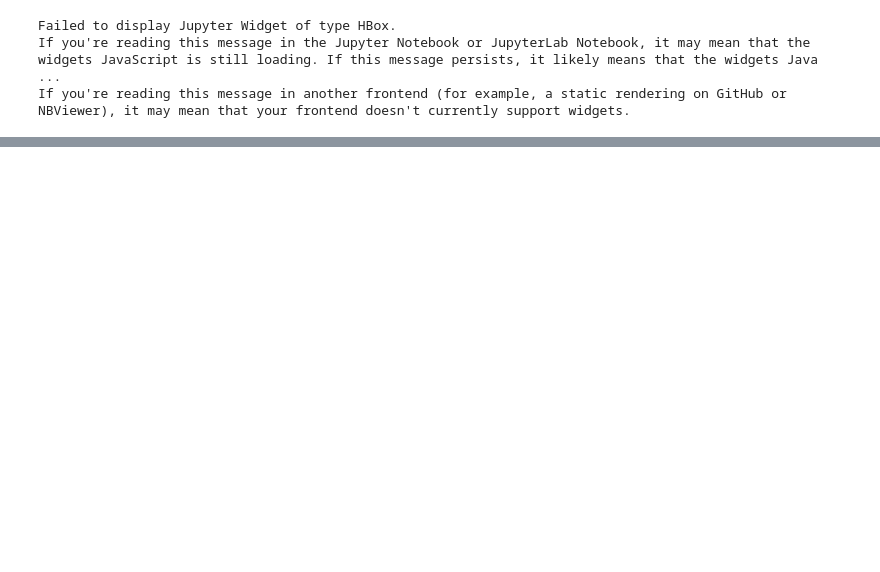
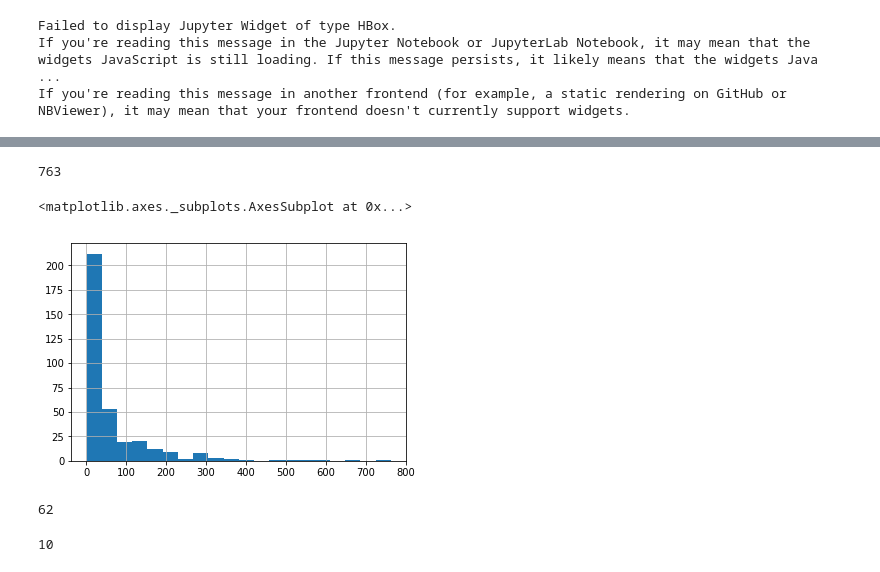
Before and after one commit to xiaoyu7016/my_kaggle, a Jupyter notebook: course/script/2018.10.17 - Explore text features.ipynb, the cells around one changed output, grey strips where cells are left out. Saved outputs shown, nothing was run; the diff lists cells and outputs as text; code cells hidden in the pictures; blank space fills up the shorter version.

```diff
--- a/course/script/2018.10.17 - Explore text features.ipynb
+++ b/course/script/2018.10.17 - Explore text features.ipynb
@@ -309,0 +302,5 @@ array([0.63716936, 0.00740471, 0.00740471])
+# %%
+top_n_res_df = pd.concat(top_n_res_list)
+top_n_res_df.columns = ['cat1','cat2','cat3','cat1_prob','cat2_prob','cat3_prob']
+print(top_n_res_df.shape)
+top_n_res_df[:30]
@@ -309,0 +326,8 @@ array([0.63716936, 0.00740471, 0.00740471])
+# %%
+items2 = pd.merge(items1,top_n_res_df,left_index=True, right_index=True, how='left')
+
+# Fill NAs with 0 for other products other than cinema, music, and games;
+# This would assign a default 'dominant' category for all other products;
+items2.fillna(0,inplace=True)
+items2.loc[items2.cat1_prob==0,'cat1_prob']=1
+items2[:3]
@@ -309,0 +362,15 @@ array([0.63716936, 0.00740471, 0.00740471])
+# %%
+def get_sys2(x):
+
+    x = x.lower()
+    x = re.sub('xbox 360','xbox_360',x)
+    x = re.sub('xbox one','xbox_one',x)
+
+#     pattern = 'pc|windows|mac|android|ps2|ps3|ps4|psp|psvita|xbox_one|xbox_360|psn|mp3|dvd|blu-ray|cd'
+    pattern = 'pc|windows|mac|ps2|ps3|ps4|psp|psvita|xbox_one|xbox_360|psn|mp3|dvd|blu-ray|cd'  # removed android, which could be game
+
+    sys = re.findall(pattern,x)[0] if len(re.findall(pattern,x))>0 else 'other'
+
+    return sys
+# %%
+items2.loc[items2.sys=='other','sys'] = items2.loc[items2.sys=='other','item_name'].map(get_sys2)
@@ -309,0 +398,16 @@ array([0.63716936, 0.00740471, 0.00740471])
+# %%
+items2['item_category_id2'] = items2.item_category_id.astype(str) + '-'+items2.cat1.astype(int).astype(str)
+print(items2['item_category_id2'].value_counts().max())
+items2['item_category_id2'].value_counts().hist(bins=20)
+# %% [output]
+763
+<matplotlib.axes._subplots.AxesSubplot at 0x...>
+[figure, added]
+# %%
+(items2['item_category_id2'].value_counts()<5).sum()
+# %% [output]
+62
+# %%
+(items2['item_category_id'].value_counts()<5).sum()
+# %% [output]
+10
```
Also changed, not shown: parts of 25 cells of this notebook.
